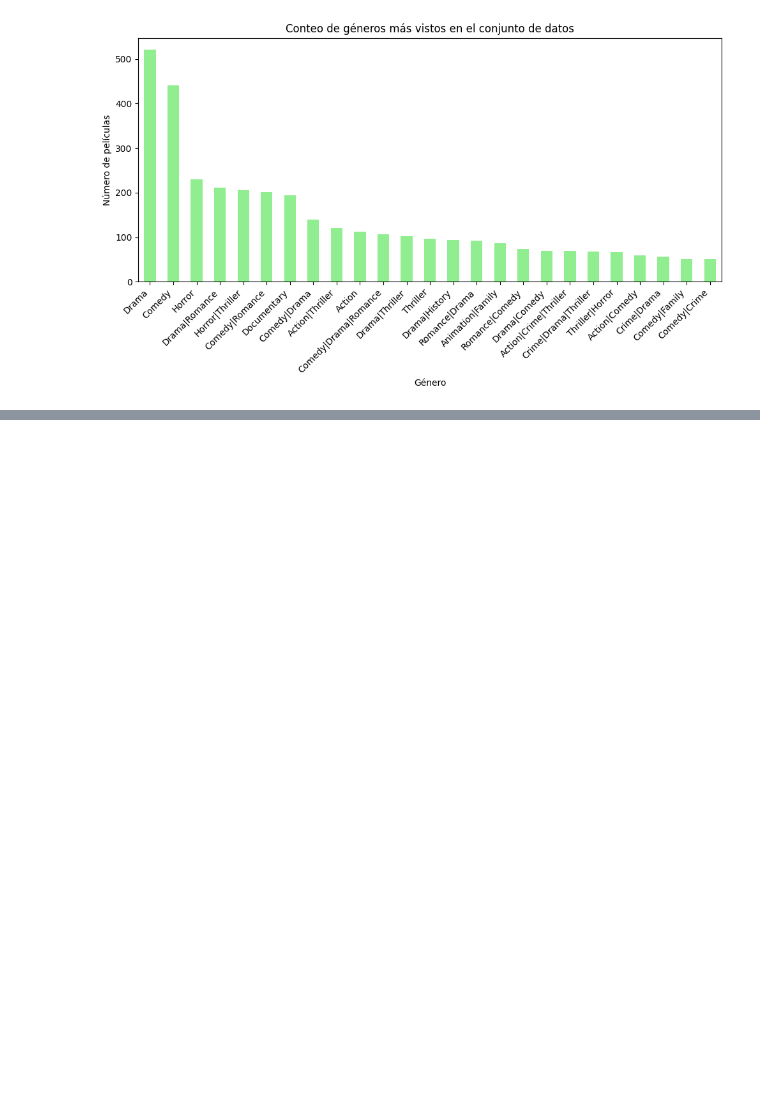
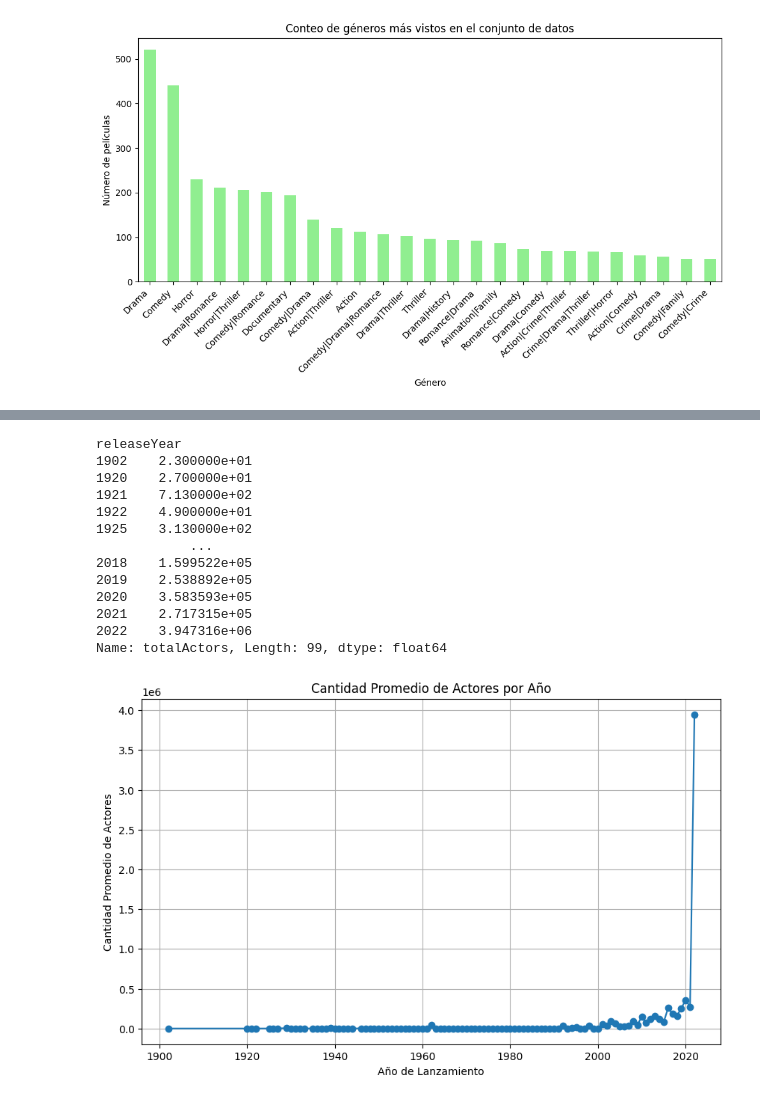
Before and after one commit to ManuelR11/Hoja_1_Mineria_Datos, a Jupyter notebook: Hoja_1.ipynb, the cells around one changed output, grey strips where cells are left out. Drawn from its saved outputs; the diff is of its cells as text; code cells hidden in the pictures; blank space fills up the shorter version.

```diff
--- a/Hoja_1.ipynb
+++ b/Hoja_1.ipynb
@@ -195,0 +224,9 @@ El género principal que generó mayores ingresos es Drama con ingresos totales
+# %%
+# Sumar la cantidad de actrices y actores para obtener el total de actores
+datos['totalActors'] = datos['castWomenAmount'] + datos['castMenAmount']
+
+# Identificar filas con valores no numéricos en la columna totalActors
+valores_no_numericos = datos[pd.to_numeric(datos['totalActors'], errors='coerce').isna()]
+
+print("Filas con valores no numéricos en la columna totalActors:")
+print(valores_no_numericos)
@@ -195,0 +240,56 @@ El género principal que generó mayores ingresos es Drama con ingresos totales
+# %%
+
+# Sumar la cantidad de actrices y actores para obtener el total de actores
+datos['totalActors'] = datos['castWomenAmount'] + datos['castMenAmount']
+
+# Eliminar filas con valores no numéricos en la columna totalActors
+datos = datos[pd.to_numeric(datos['totalActors'], errors='coerce').notna()]
+
+# Ahora la columna totalActors está limpia y lista para su uso
+# %%
+
+# Sumar la cantidad de actrices y actores para obtener el total de actores
+datos['totalActors'] = datos['castWomenAmount'] + datos['castMenAmount']
+
+# Limpiar la columna totalActors
+datos = datos[pd.to_numeric(datos['totalActors'], errors='coerce').notna()]
+
+# Convertir la columna 'releaseDate' a formato datetime
+datos['releaseDate'] = pd.to_datetime(datos['releaseDate'])
+
+# Extraer el año de lanzamiento
+datos['releaseYear'] = datos['releaseDate'].dt.year
+
+# Convertir la columna 'totalActors' a tipo de datos float
+datos['totalActors'] = datos['totalActors'].astype(float)
+
+# Calcular el promedio de la cantidad total de actores por año
+promedio_actores_por_año = datos.groupby('releaseYear')['totalActors'].mean()
+
+#imprime una tabla que relacione los años con la cantidad promedio de actores
+print(promedio_actores_por_año)
+
+
+# Graficar la cantidad promedio de actores por año
+plt.figure(figsize=(10, 6))
+plt.plot(promedio_actores_por_año.index, promedio_actores_por_año.values, marker='o', linestyle='-')
+plt.title('Cantidad Promedio de Actores por Año')
+plt.xlabel('Año de Lanzamiento')
+plt.ylabel('Cantidad Promedio de Actores')
+plt.grid(True)
+plt.show()
+# %% [output]
+releaseYear
+1902    2.300000e+01
+1920    2.700000e+01
+1921    7.130000e+02
+1922    4.900000e+01
+1925    3.130000e+02
+            ...
+2018    1.599522e+05
+2019    2.538892e+05
+2020    3.583593e+05
+2021    2.717315e+05
+2022    3.947316e+06
+Name: totalActors, Length: 99, dtype: float64
+[figure, added]
```
Also changed, not shown: parts of 15 cells of this notebook, 2 other files.
